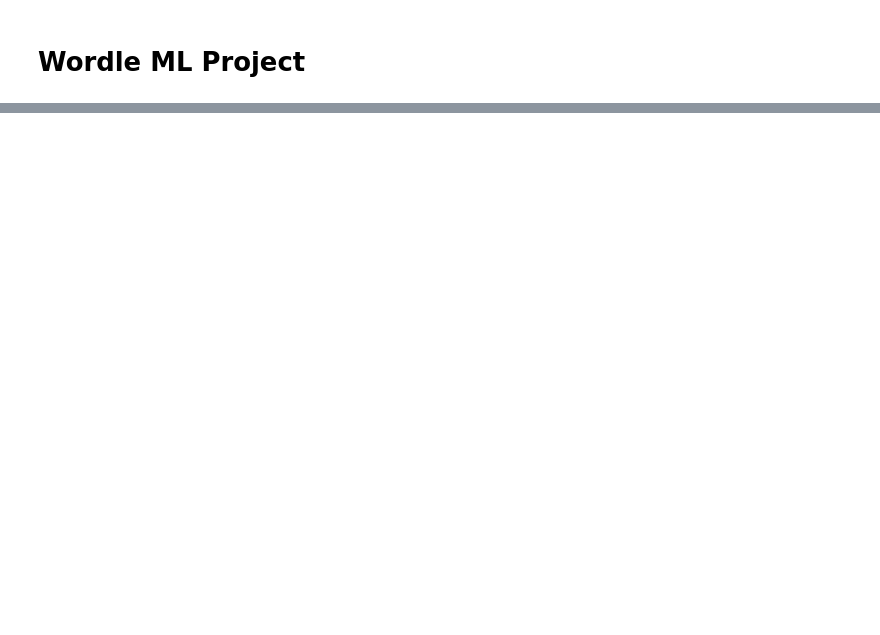
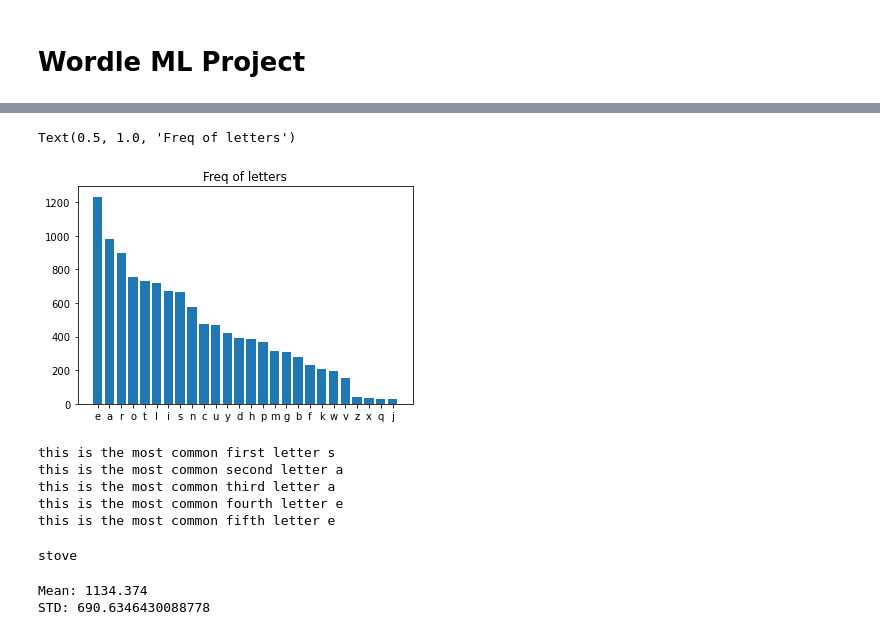
Before and after one commit to Dmac500/ML-Final-Project, a Jupyter notebook: ML FINAL PROJECT.ipynb, the cells around one changed output, grey strips where cells are left out. Saved outputs shown, nothing was run; the diff lists cells and outputs as text; code cells hidden in the pictures; blank space fills up the shorter version.

```diff
--- a/ML FINAL PROJECT.ipynb
+++ b/ML FINAL PROJECT.ipynb
@@ -18,0 +100,11 @@ print(lists_from_csv)
+# %%
+fix = fix.sort_values("Apperience",ascending = False)
+
+arr =np.array(  fix['Letter'])
+arr2 =np.array( fix['Apperience'])
+
+plt.bar(x=arr,height=arr2)
+plt.title("Freq of letters")
+# %% [output]
+Text(0.5, 1.0, 'Freq of letters')
+[figure, added]
@@ -18,0 +114,32 @@ print(lists_from_csv)
+# %%
+maxchar1 = []
+maxchar2 = []
+maxchar3 = []
+maxchar4 = []
+maxchar5 = []
+
+
+for i in lists_from_csv:
+    for j in i:
+        maxchar1.append(j[0])
+        maxchar2.append(j[1])
+        maxchar3.append(j[2])
+        maxchar4.append(j[3])
+        maxchar5.append(j[4])
+print("this is the most common first letter " + most_frequent(maxchar1))
+print("this is the most common second letter " +most_frequent(maxchar2))
+print("this is the most common third letter " +most_frequent(maxchar3))
+print("this is the most common fourth letter " +most_frequent(maxchar4))
+print("this is the most common fifth letter " +most_frequent(maxchar5))
+# %% [output]
+this is the most common first letter s
+this is the most common second letter a
+this is the most common third letter a
+this is the most common fourth letter e
+this is the most common fifth letter e
+# %%
+
+pickword = lists_from_csv[np.random.randint(len(lists_from_csv)-1)][0]
+print(pickword)
+# %% [output]
+stove
@@ -18,0 +154,13 @@ print(lists_from_csv)
+# %%
+avg = []
+for i in range(1000):
+    avg.append(bruteforce())
+
+avg = np.array(avg)
+mean = np.mean(avg)
+std = np.std(avg)
+print("Mean: " + str(mean))
+print("STD: " + str(std))
+# %% [output]
+Mean: 1134.374
+STD: 690.6346430088778
```
Also changed, not shown: parts of 17 cells of this notebook.
